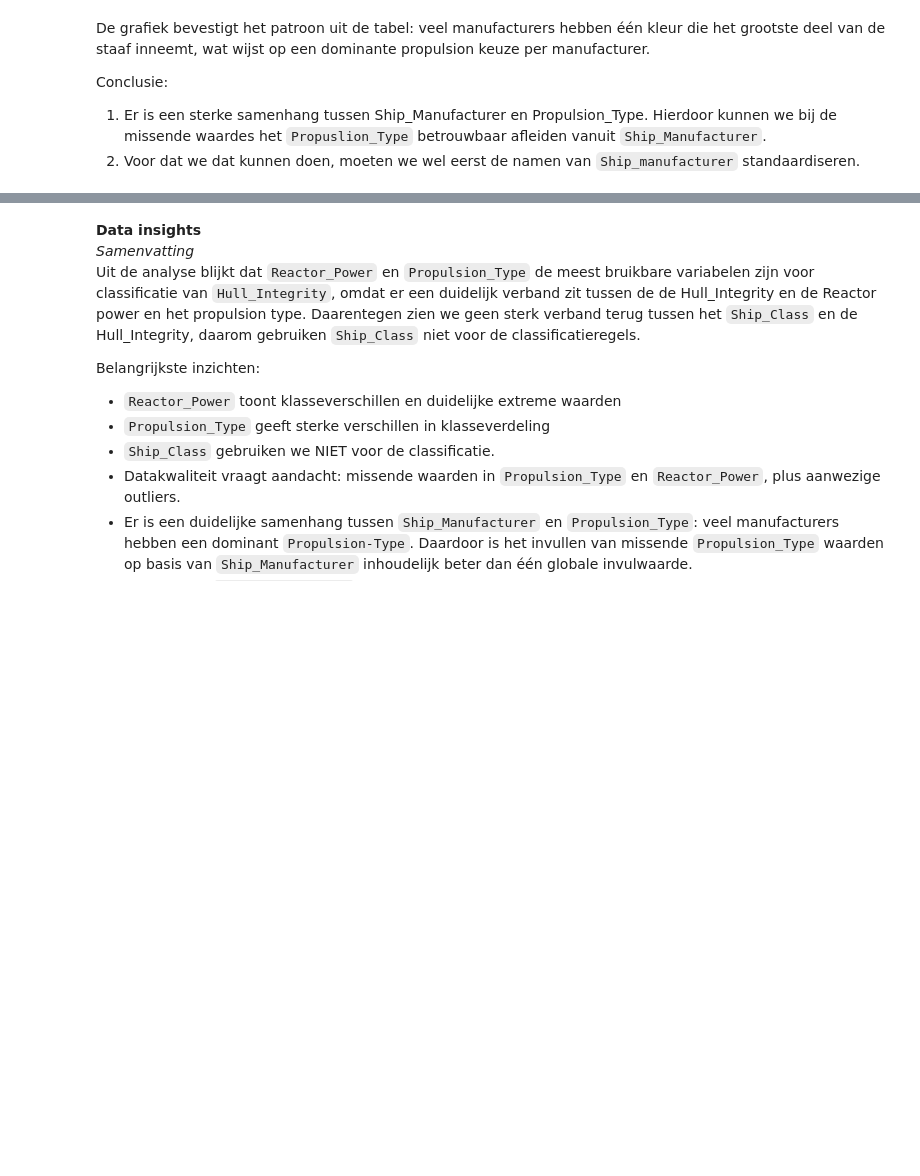
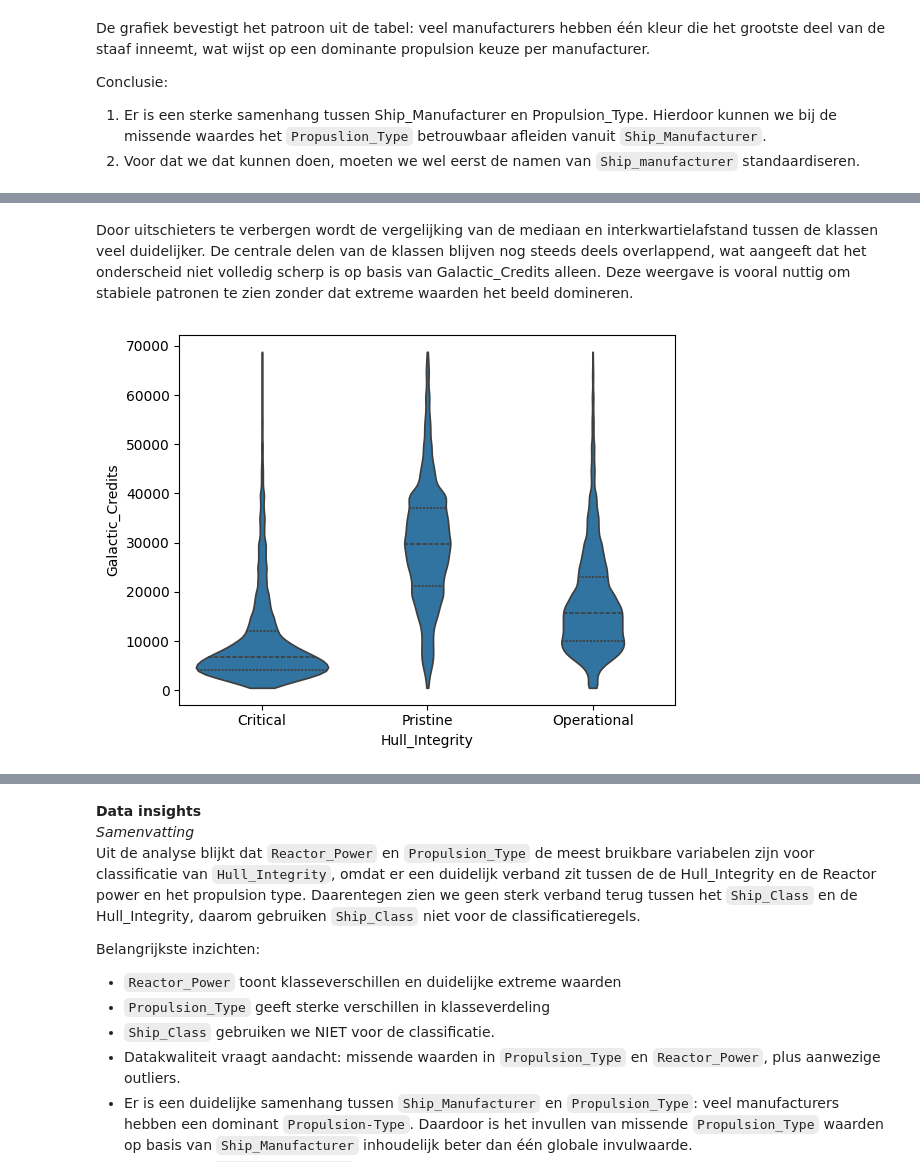
Before and after one commit to AchrafEAE/DDD, a Jupyter notebook: Iteratie2.ipynb, the cells around one changed output, grey strips where cells are left out. Saved outputs shown, nothing was run; the diff lists cells and outputs as text; code cells hidden in the pictures; blank space fills up the shorter version.

```diff
--- a/Iteratie2.ipynb
+++ b/Iteratie2.ipynb
@@ -398,0 +454,11 @@ Conclusie:
+# %% [markdown]
+Door uitschieters te verbergen wordt de vergelijking van de mediaan en interkwartielafstand tussen de klassen veel duidelijker. De centrale delen van de klassen blijven nog steeds deels overlappend, wat aangeeft dat het onderscheid niet volledig scherp is op basis van Galactic_Credits alleen.
+Deze weergave is vooral nuttig om stabiele patronen te zien zonder dat extreme waarden het beeld domineren.
+# %%
+q99 = df["Galactic_Credits"].quantile(0.99)
+df_plot = df[df["Galactic_Credits"] <= q99].copy()
+sns.violinplot(
+    data=df_plot, x="Hull_Integrity", y="Galactic_Credits", inner="quartile", cut=0
+);
+# %% [output]
+[figure, added]
```
Also changed, not shown: parts of 8 cells of this notebook.
